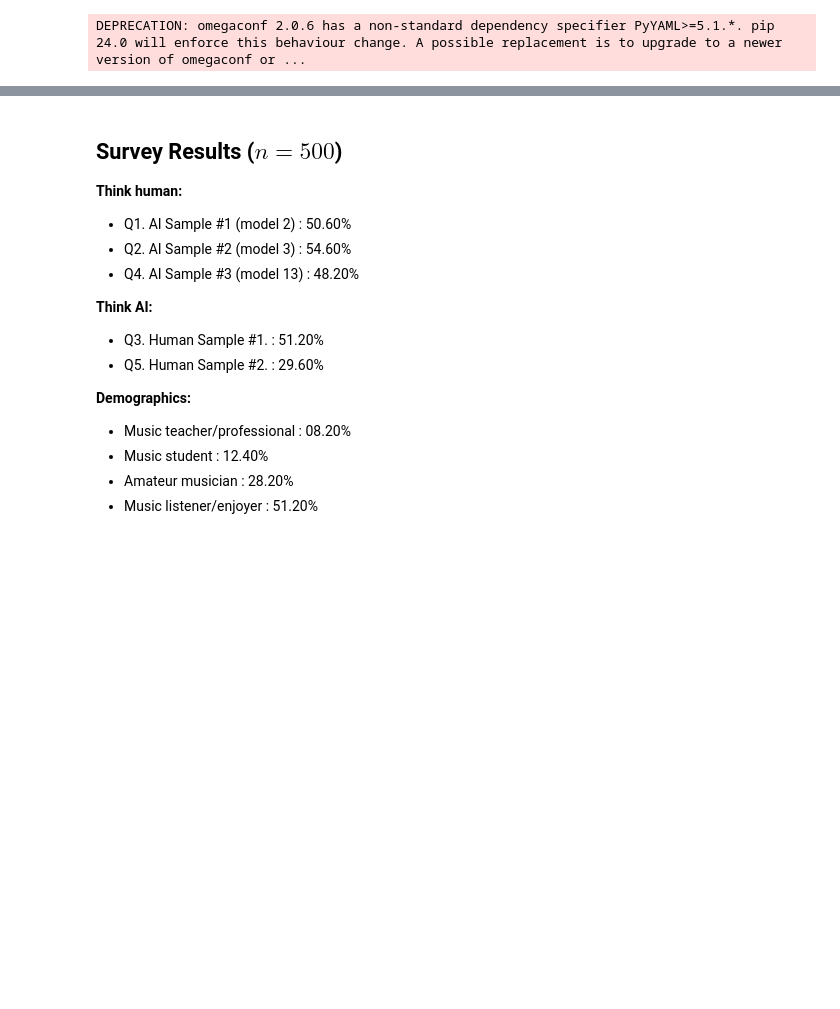
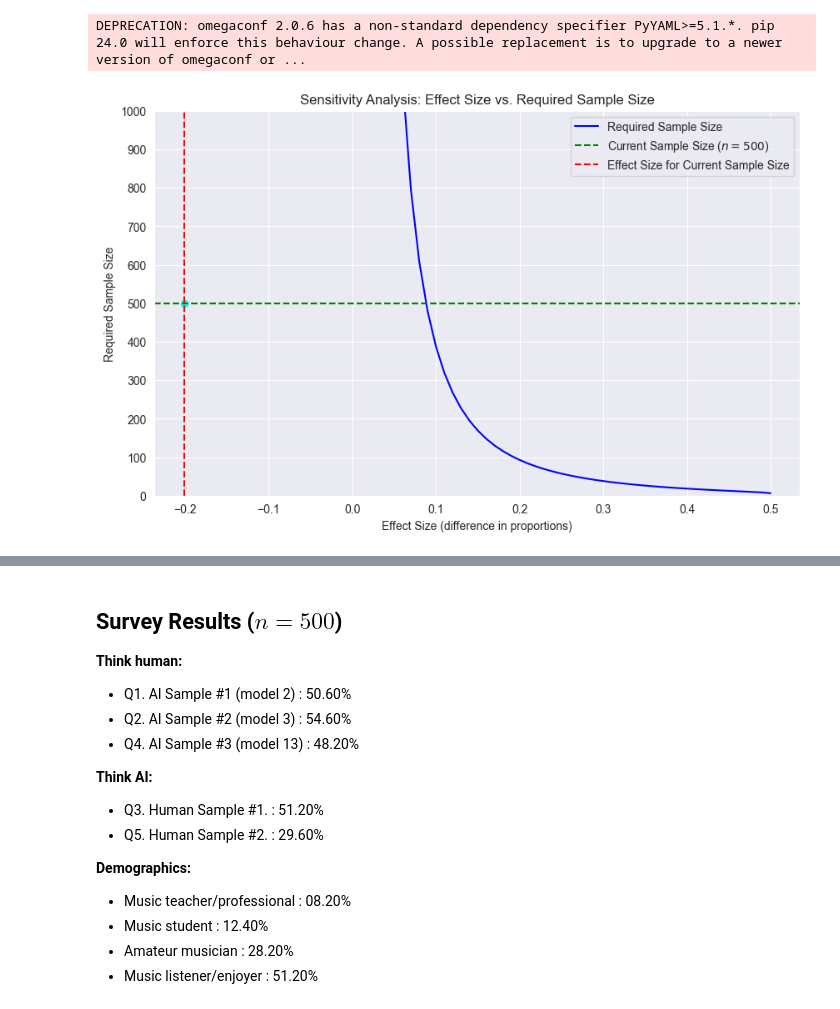
Before and after one commit to danielathome19/Choral-GTN, a Jupyter notebook: survey_analysis.ipynb, the cells around one changed output, grey strips where cells are left out. Drawn from its saved outputs; the diff is of its cells as text; code cells hidden in the pictures; blank space fills up the shorter version.

Commit message:
Update -- added sensitivity analysis

```diff
--- a/survey_analysis.ipynb
+++ b/survey_analysis.ipynb
@@ -26,6 +26,7 @@ power = 0.8   # Desired power
 p1 = 0.5      # Proportion under null hypothesis (50%)
 p2 = 0.6      # Proportion under alternative hypothesis (60%)
 effect_size = proportion_effectsize(p1, p2)  # Effect size
+current_sample_size = 500
 
 # Calculate required sample size
 analysis = NormalIndPower()
@@ -33,9 +34,37 @@ sample_size = analysis.solve_power(effect_size=effect_size, power=power, alpha=a
 print(f"Required sample size: {sample_size}")
 
 # Assess if current sample size is adequate
-is_adequate = 500 >= sample_size
+is_adequate = current_sample_size >= sample_size
 print(f"Is current sample size of 500 adequate? {'Yes' if is_adequate else 'No'}")
 # %% [output]
 Required sample size: 387.1677468578107
 Is current sample size of 500 adequate? Yes
 DEPRECATION: omegaconf 2.0.6 has a non-standard dependency specifier PyYAML>=5.1.*. pip 24.0 will enforce this behaviour change. A possible replacement is to upgrade to a newer version of omegaconf or ...
+# %%
+import numpy as np
+import matplotlib.pyplot as plt
+
+# Range of effect sizes to consider
+effect_sizes = np.linspace(0.01, 0.5, 50)  # Varying from a small to moderate effect size
+
+# Calculate required sample sizes for each effect size
+sample_sizes = [analysis.solve_power(effect_size=proportion_effectsize(p1, p1 + es),
+                                     power=power, alpha=alpha, ratio=1.0)
+                for es in effect_sizes]
+
+plt.figure(figsize=(10, 6))
+plt.plot(effect_sizes, sample_sizes, color='blue', label='Required Sample Size')
+plt.axhline(y=current_sample_size, color='green', linestyle='--', label='Current Sample Size ($n=500$)')
+plt.axvline(x=effect_size, color='red', linestyle='--', label='Effect Size for Current Sample Size')
+plt.scatter(effect_size, current_sample_size, color='cyan')
+plt.title('Sensitivity Analysis: Effect Size vs. Required Sample Size')
+plt.xlabel('Effect Size (difference in proportions)')
+plt.ylabel('Required Sample Size')
+plt.ylim(0, 1000)
+plt.yticks(np.arange(0, 1100, 100))
+plt.legend()
+plt.grid(True)
+plt.savefig("Images/Analysis/SensitivityAnalysis.svg")
+plt.show()
+# %% [output]
+[figure, added]
```
Also changed, not shown: parts of 10 cells of this notebook, 1 other file.
